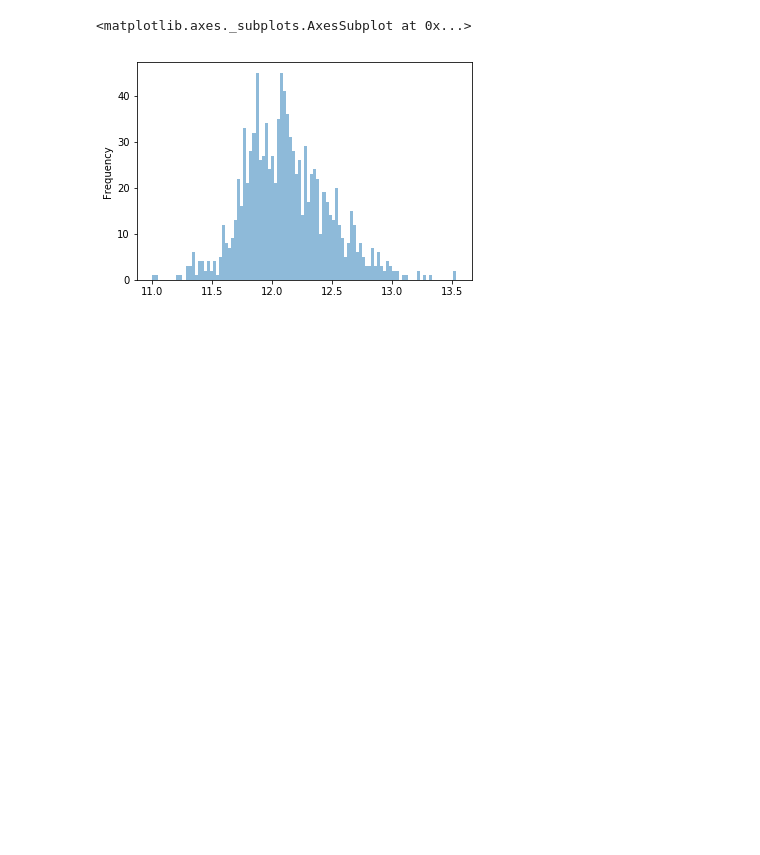
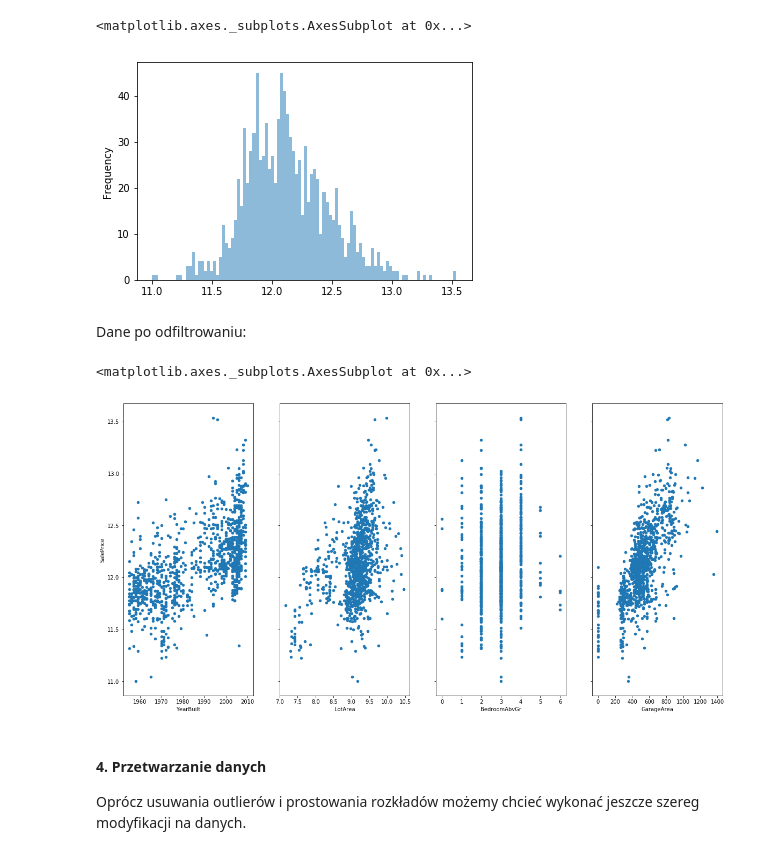
Before and after one commit to ljaneczk/MOwNiT2, a Jupyter notebook: lab9/Lab9_Regresja.ipynb, the cells around one changed output. Saved outputs shown, nothing was run; the diff lists cells and outputs as text; code cells hidden in the pictures; blank space fills up the shorter version.

```diff
--- a/lab9/Lab9_Regresja.ipynb
+++ b/lab9/Lab9_Regresja.ipynb
@@ -247,3 +247,17 @@ my_data["SalePrice"].plot.hist(bins=100, alpha=0.5)
 # %% [output]
 <matplotlib.axes._subplots.AxesSubplot at 0x...>
 [figure]
+# %% [markdown]
+Dane po odfiltrowaniu:
+# %%
+figure, axes = plt.subplots(1, 4, sharey=True)
+my_data.plot(kind='scatter', x="YearBuilt", y="SalePrice", ax=axes[0], figsize=(20,10))
+my_data.plot(kind='scatter', x="LotArea", y="SalePrice", ax=axes[1])
+my_data.plot(kind='scatter', x="BedroomAbvGr", y="SalePrice", ax=axes[2])
+my_data.plot(kind='scatter', x="GarageArea", y="SalePrice", ax=axes[3])
+# %% [output]
+<matplotlib.axes._subplots.AxesSubplot at 0x...>
+[figure, added]
+# %% [markdown]
+#### 4. Przetwarzanie danych
+Oprócz usuwania outlierów i prostowania rozkładów możemy chcieć wykonać jeszcze szereg modyfikacji na danych.
```
Also changed, not shown: parts of 14 cells of this notebook.
